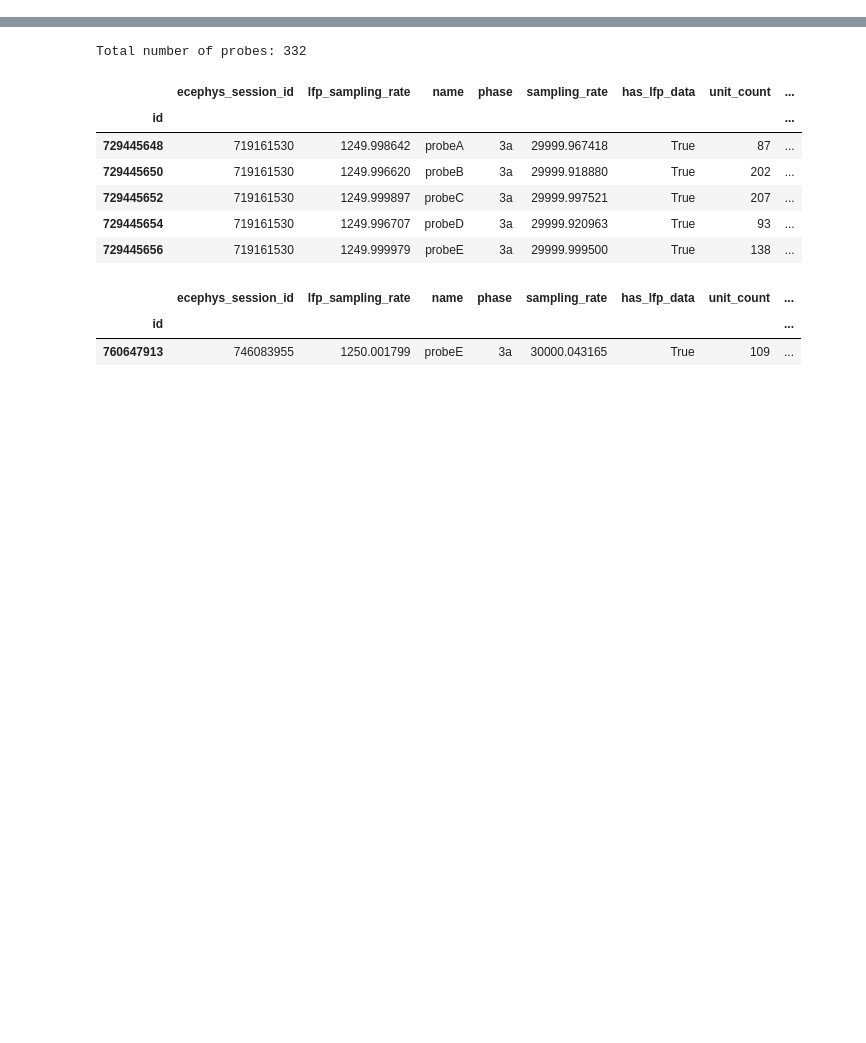
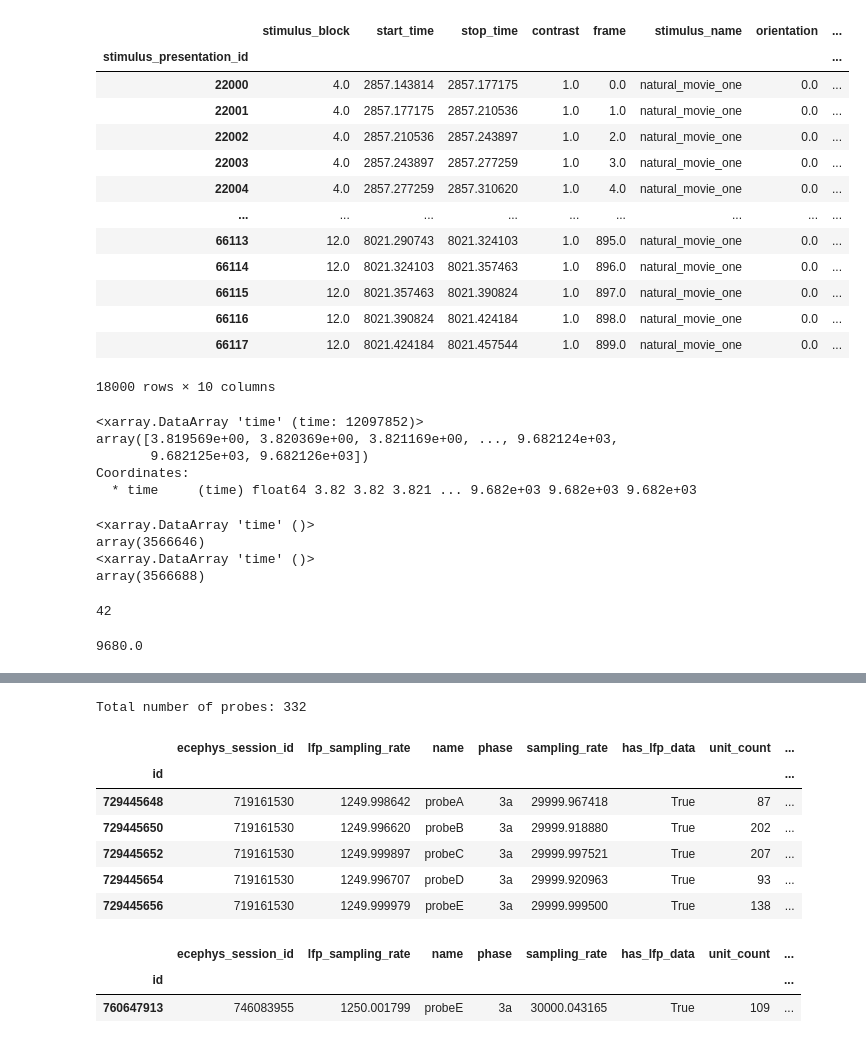
Before and after one commit to mariakesa/NeuroGarage, a Jupyter notebook: Neuropixels.ipynb, the cells around one changed output, grey strips where cells are left out. Cells and saved outputs as stored; diff of their text form; code cells hidden in the pictures; blank space fills up the shorter version.

```diff
--- a/Neuropixels.ipynb
+++ b/Neuropixels.ipynb
@@ -20,0 +59,19 @@ sessions = cache.get_session_table()
+# %%
+session.stimulus_presentations
+session.stimulus_conditions
+session.get_stimulus_table(['natural_movie_one'])
+# %% [output]
+|  | stimulus_block | start_time | stop_time | contrast | frame | stimulus_name | orientation | ... |
+| stimulus_presentation_id |  |  |  |  |  |  |  | ... |
+| 22000 | 4.0 | 2857.143814 | 2857.177175 | 1.0 | 0.0 | natural_movie_one | 0.0 | ... |
+| 22001 | 4.0 | 2857.177175 | 2857.210536 | 1.0 | 1.0 | natural_movie_one | 0.0 | ... |
+| 22002 | 4.0 | 2857.210536 | 2857.243897 | 1.0 | 2.0 | natural_movie_one | 0.0 | ... |
+| 22003 | 4.0 | 2857.243897 | 2857.277259 | 1.0 | 3.0 | natural_movie_one | 0.0 | ... |
+| 22004 | 4.0 | 2857.277259 | 2857.310620 | 1.0 | 4.0 | natural_movie_one | 0.0 | ... |
+| ... | ... | ... | ... | ... | ... | ... | ... | ... |
+| 66113 | 12.0 | 8021.290743 | 8021.324103 | 1.0 | 895.0 | natural_movie_one | 0.0 | ... |
+| 66114 | 12.0 | 8021.324103 | 8021.357463 | 1.0 | 896.0 | natural_movie_one | 0.0 | ... |
+| 66115 | 12.0 | 8021.357463 | 8021.390824 | 1.0 | 897.0 | natural_movie_one | 0.0 | ... |
+| 66116 | 12.0 | 8021.390824 | 8021.424184 | 1.0 | 898.0 | natural_movie_one | 0.0 | ... |
+| 66117 | 12.0 | 8021.424184 | 8021.457544 | 1.0 | 899.0 | natural_movie_one | 0.0 | ... |
+18000 rows × 10 columns
@@ -21,3 +80,27 @@ sessions = cache.get_session_table()
+# %%
+lfp.time
+# %% [output]
+<xarray.DataArray 'time' (time: 12097852)>
+array([3.819569e+00, 3.820369e+00, 3.821169e+00, ..., 9.682124e+03,
+       9.682125e+03, 9.682126e+03])
+Coordinates:
+  * time     (time) float64 3.82 3.82 3.821 ... 9.682e+03 9.682e+03 9.682e+03
+# %%
+closest_time = lfp.time[np.abs(lfp.time - 2857.143814).argmin()]
+closest_time
+print(np.abs(lfp.time - 2857.143814).argmin())
+print(np.abs(lfp.time - 2857.177175).argmin())
+3566688-3566646
+# %% [output]
+<xarray.DataArray 'time' ()>
+array(3566646)
+<xarray.DataArray 'time' ()>
+array(3566688)
+42
+# %%
+9.68e3
+# %% [output]
+9680.0
 # %%
 sessions
 # %% [output]
```
Also changed, not shown: parts of 4 cells of this notebook, 3 other files.
